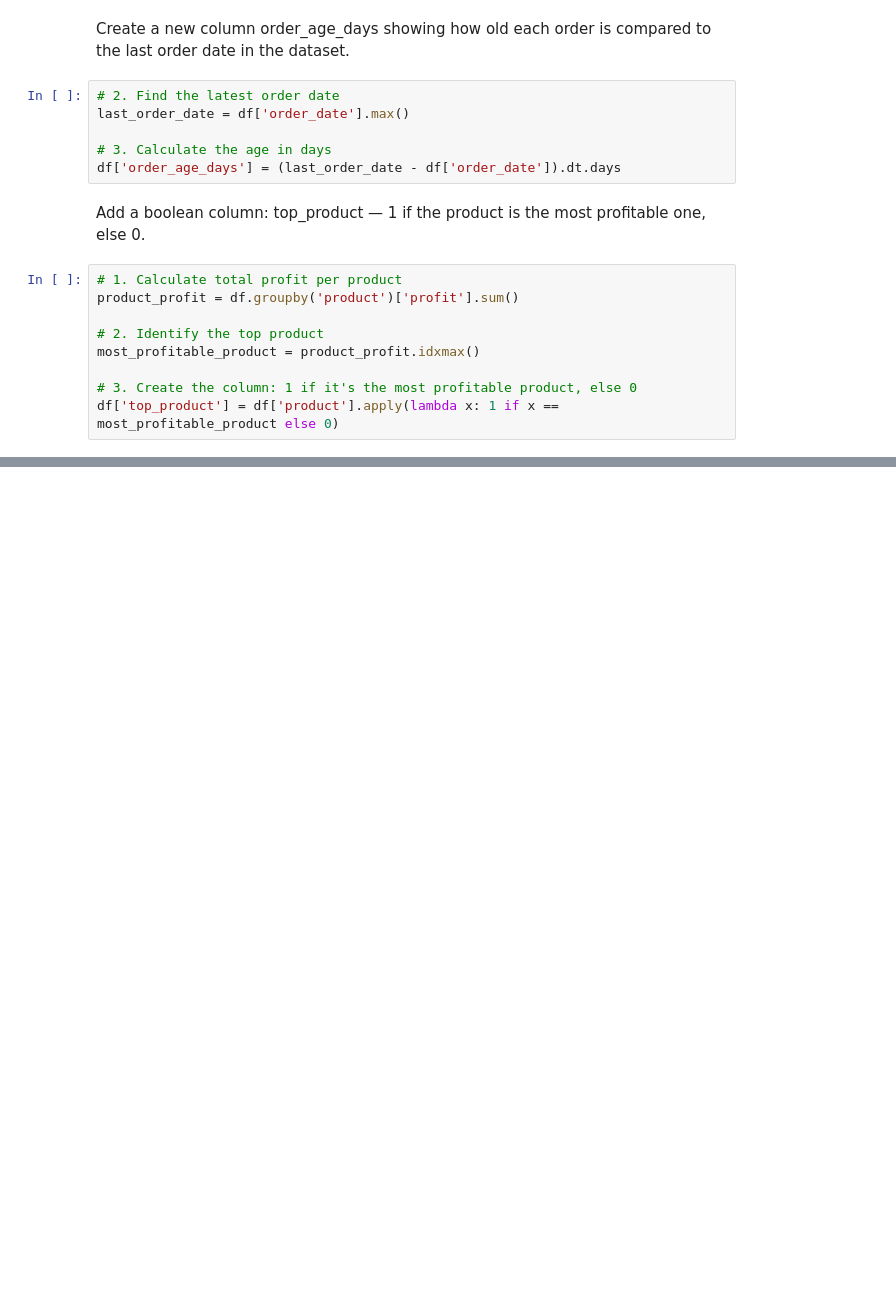
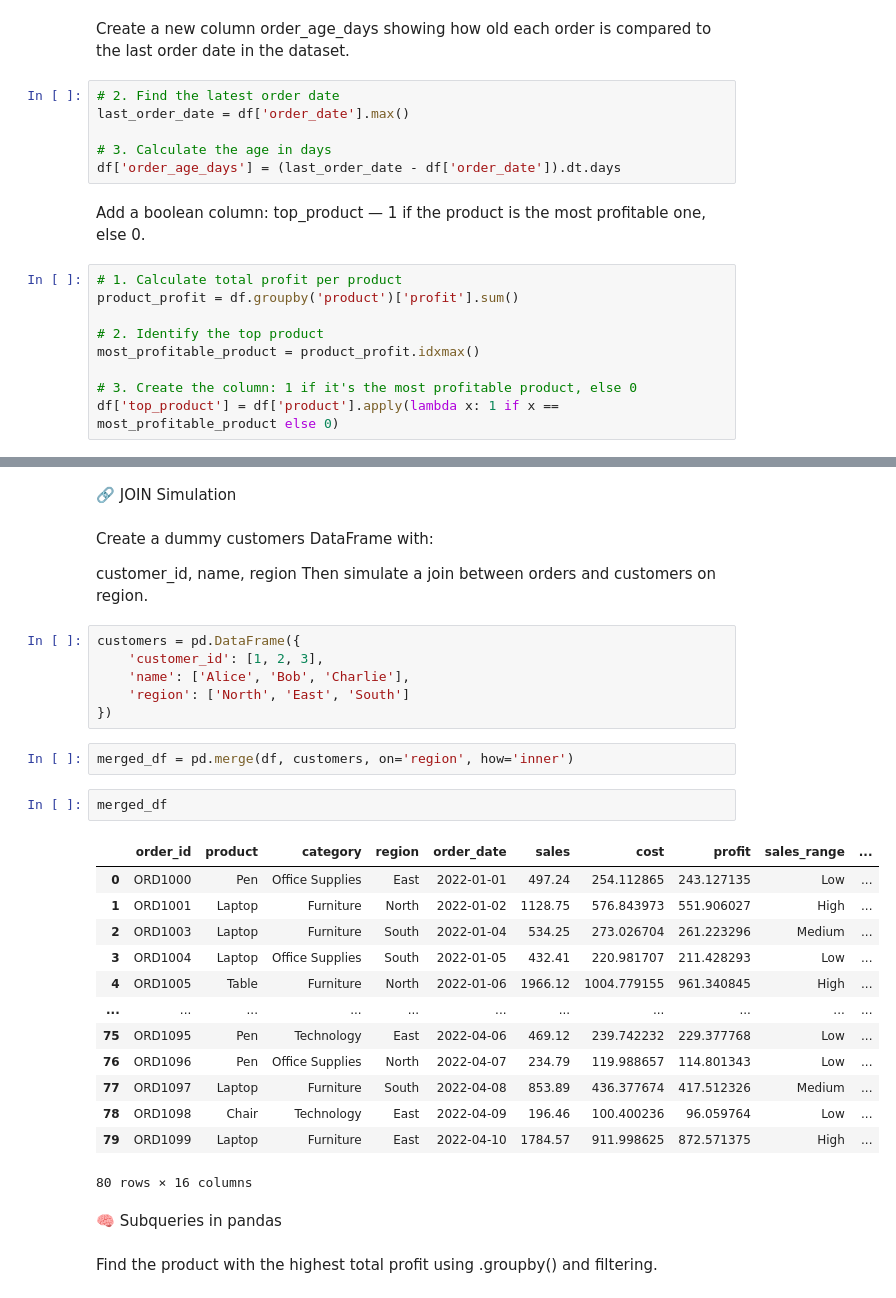
Before and after one commit to pratapjay/Sales_Data-Analytics, a Jupyter notebook: Sales_insights.ipynb, the cells around one changed output, grey strips where cells are left out. Saved outputs shown, nothing was run; the diff lists cells and outputs as text; blank space fills up the shorter version.

```diff
--- a/Sales_insights.ipynb
+++ b/Sales_insights.ipynb
@@ -583,0 +687,35 @@ df['top_product'] = df['product'].apply(lambda x: 1 if x == most_profitable_prod
+# %% [markdown]
+🔗 JOIN Simulation
+# %% [markdown]
+Create a dummy customers DataFrame with:
+
+customer_id, name, region
+Then simulate a join between orders and customers on region.
+# %%
+customers = pd.DataFrame({
+    'customer_id': [1, 2, 3],
+    'name': ['Alice', 'Bob', 'Charlie'],
+    'region': ['North', 'East', 'South']
+})
+# %%
+merged_df = pd.merge(df, customers, on='region', how='inner')
+# %%
+merged_df
+# %% [output]
+|  | order_id | product | category | region | order_date | sales | cost | profit | sales_range | ... |
+| 0 | ORD1000 | Pen | Office Supplies | East | 2022-01-01 | 497.24 | 254.112865 | 243.127135 | Low | ... |
+| 1 | ORD1001 | Laptop | Furniture | North | 2022-01-02 | 1128.75 | 576.843973 | 551.906027 | High | ... |
+| 2 | ORD1003 | Laptop | Furniture | South | 2022-01-04 | 534.25 | 273.026704 | 261.223296 | Medium | ... |
+| 3 | ORD1004 | Laptop | Office Supplies | South | 2022-01-05 | 432.41 | 220.981707 | 211.428293 | Low | ... |
+| 4 | ORD1005 | Table | Furniture | North | 2022-01-06 | 1966.12 | 1004.779155 | 961.340845 | High | ... |
+| ... | ... | ... | ... | ... | ... | ... | ... | ... | ... | ... |
+| 75 | ORD1095 | Pen | Technology | East | 2022-04-06 | 469.12 | 239.742232 | 229.377768 | Low | ... |
+| 76 | ORD1096 | Pen | Office Supplies | North | 2022-04-07 | 234.79 | 119.988657 | 114.801343 | Low | ... |
+| 77 | ORD1097 | Laptop | Furniture | South | 2022-04-08 | 853.89 | 436.377674 | 417.512326 | Medium | ... |
+| 78 | ORD1098 | Chair | Technology | East | 2022-04-09 | 196.46 | 100.400236 | 96.059764 | Low | ... |
+| 79 | ORD1099 | Laptop | Furniture | East | 2022-04-10 | 1784.57 | 911.998625 | 872.571375 | High | ... |
+80 rows × 16 columns
+# %% [markdown]
+🧠 Subqueries in pandas
+# %% [markdown]
+Find the product with the highest total profit using .groupby() and filtering.
```
Also changed, not shown: parts of 23 cells of this notebook.
